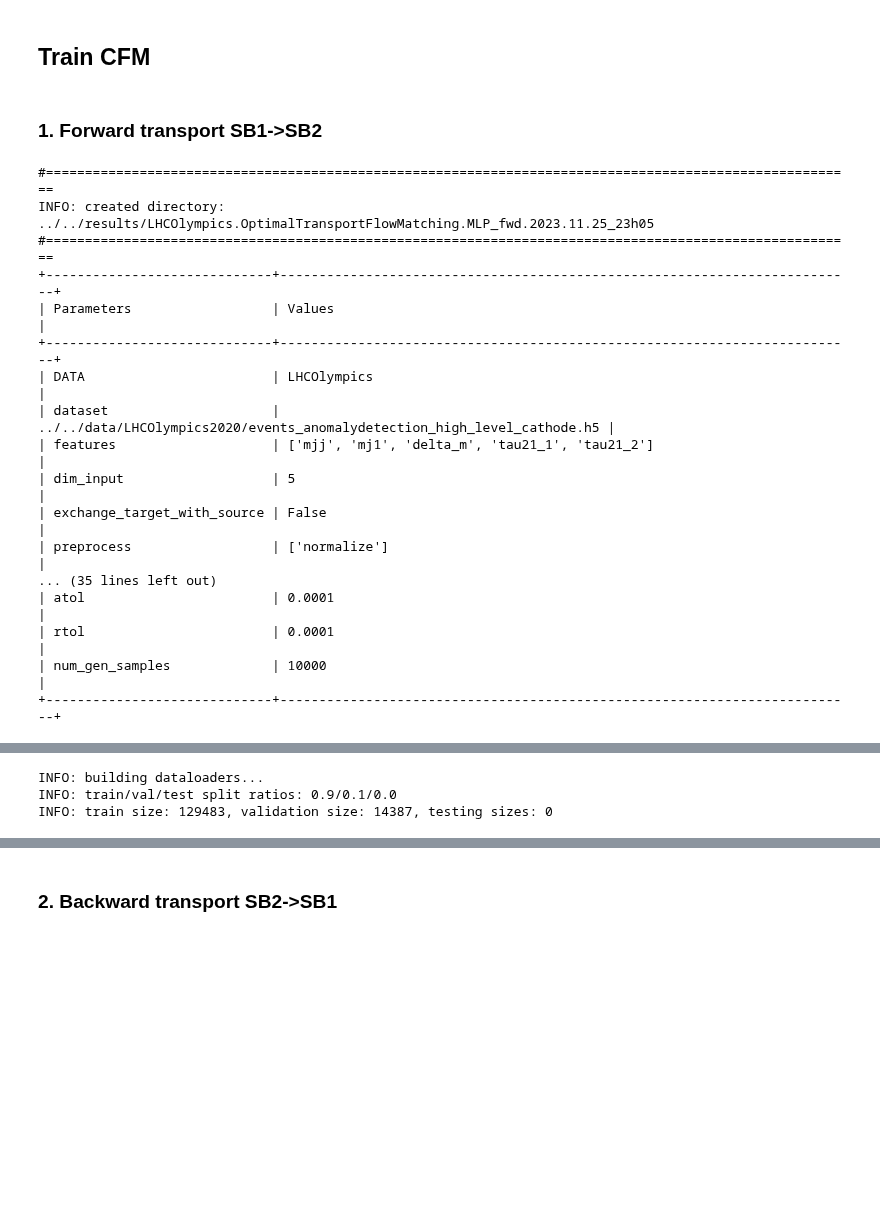
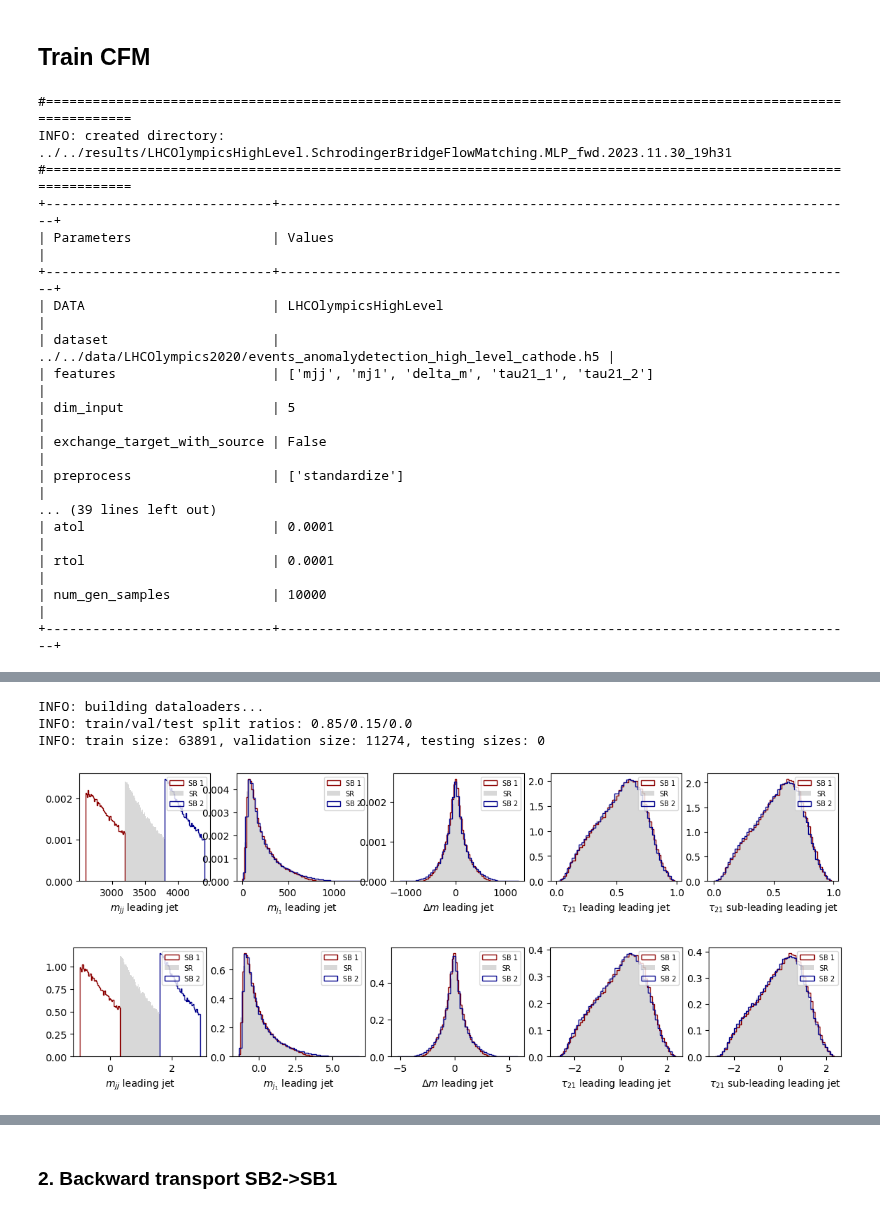
Before and after one commit to dfaroughy/DynGenModels, a Jupyter notebook: experiments/LHCO_olympics/lhco_HighLevel.ipynb, the cells around one changed output, grey strips where cells are left out. Drawn from its saved outputs; the diff is of its cells as text; code cells hidden in the pictures; blank space fills up the shorter version.

```diff
--- a/experiments/LHCO_olympics/lhco_HighLevel.ipynb
+++ b/experiments/LHCO_olympics/lhco_HighLevel.ipynb
@@ -1,7 +1,5 @@
 # %% [markdown]
 ## Train CFM
-# %% [markdown]
-### 1. Forward transport SB1->SB2
 # %%
 import numpy as np
 import torch
@@ -10,28 +8,31 @@ from DynGenModels.configs.lhco_configs import LHCOlympics_HighLevel_MLP_CondFlow
 configs_fwd = Configs(# data:
                   DATA = 'LHCOlympicsHighLevel',
                   dataset = '../../data/LHCOlympics2020/events_anomalydetection_high_level_cathode.h5',
-                  cuts_sideband_low = {'mjj': [2600, 3300]},  #{'mjj': [2700, 3300]},
-                  cuts_sideband_high = {'mjj': [3700, 13000]}, #{'mjj': [3800, 6000]},
-                  preprocess = ['normalize'],
+                  cuts_sideband_low = {'mjj': [2600, 3200]},  #{'mjj': [2700, 3300]},
+                  cuts_sideband_high = {'mjj': [3800, 4400]}, #{'mjj': [3800, 6000]},
+                  preprocess = ['standardize'],
                   dim_input = 5,
-                  num_dijets = 143871, #66650,
+                  num_dijets = 75166,
                   # training params:
-                  DEVICE = 'cpu',
+                  DEVICE = 'cuda:0',
                   EPOCHS = 100,
-                  batch_size = 512,
-                  print_epochs = 20,
+                  batch_size = 1024,
+                  print_epochs = 10,
                   early_stopping = 30,
                   min_epochs = 200,
+                  augmented = False,
                   exchange_target_with_source = False,
-                  data_split_fracs = [0.9, 0.1, 0.0],
-                  lr = 5e-4,
+                  data_split_fracs = [0.85, 0.15, 0.0],
+                  lr = 1e-3,
                   optimizer = 'Adam',
-                  fix_seed = 1234,
+                  fix_seed = 12345,
                   # model params:
-                  DYNAMICS = 'OptimalTransportFlowMatching',
+                  DYNAMICS = 'SchrodingerBridgeFlowMatching',
                   MODEL = 'MLP_fwd',
                   dim_hidden = 256,
+                  dim_time_emb = 64,
                   num_layers = 3,
+                  activation = 'ReLU',
                   sigma = 0.0,
                   t0 = 0.0,
                   t1 = 1.0,
@@ -42,19 +43,19 @@ configs_fwd = Configs(# data:
 
 configs_fwd.set_workdir(path='../../results', save_config=True)
 # %% [output]
-#========================================================================================================
-INFO: created directory: ../../results/LHCOlympics.OptimalTransportFlowMatching.MLP_fwd.2023.11.25_23h05
-#========================================================================================================
+#==================================================================================================================
+INFO: created directory: ../../results/LHCOlympicsHighLevel.SchrodingerBridgeFlowMatching.MLP_fwd.2023.11.30_19h31
+#==================================================================================================================
 +-----------------------------+--------------------------------------------------------------------------+
 | Parameters                  | Values                                                                   |
 +-----------------------------+--------------------------------------------------------------------------+
-| DATA                        | LHCOlympics                                                              |
+| DATA                        | LHCOlympicsHighLevel                                                     |
 | dataset                     | ../../data/LHCOlympics2020/events_anomalydetection_high_level_cathode.h5 |
 | features                    | ['mjj', 'mj1', 'delta_m', 'tau21_1', 'tau21_2']                          |
 | dim_input                   | 5                                                                        |
 | exchange_target_with_source | False                                                                    |
-| preprocess                  | ['normalize']                                                            |
-... (35 lines left out)
+| preprocess                  | ['standardize']                                                          |
+... (39 lines left out)
 | atol                        | 0.0001                                                                   |
 | rtol                        | 0.0001                                                                   |
 | num_gen_samples             | 10000                                                                    |
@@ -63,7 +64,7 @@ INFO: created directory: ../../results/LHCOlympics.OptimalTransportFlowMatching.
 from DynGenModels.datamodules.lhco.datasets import LHCOlympicsHighLevelDataset
 from DynGenModels.datamodules.lhco.dataloader import LHCOlympicsDataLoader
 from DynGenModels.models.deep_nets import MLP
-from DynGenModels.dynamics.cnf.condflowmatch import OptimalTransportFlowMatching
+from DynGenModels.dynamics.cnf.condflowmatch import SchrodingerBridgeFlowMatching
 from DynGenModels.trainer.trainer import DynGenModelTrainer
 
 import torch
@@ -71,11 +72,32 @@ import numpy as np
 import matplotlib.pyplot as plt
 
 lhco_fwd = LHCOlympicsHighLevelDataset(configs_fwd)
-cfm_fwd  = DynGenModelTrainer(dynamics = OptimalTransportFlowMatching(configs_fwd),
+cfm_fwd  = DynGenModelTrainer(dynamics = SchrodingerBridgeFlowMatching(configs_fwd),
                               model = MLP(configs_fwd),
                               dataloader = LHCOlympicsDataLoader(lhco_fwd , configs_fwd),
                               configs = configs_fwd)
 
+#...plot data:
+
+from utils import plot_sideband_data
+
+plot_sideband_data(SB1=lhco_fwd.source,
+                   SR=lhco_fwd.background,
+                   SB2=lhco_fwd.target,
+                   features=[r'$m_{jj}$', r'$m_{j_1}$', r'$\Delta m$', r'$\tau_{21}$ leading', r'$\tau_{21}$ sub-leading'],
+                   bins=(50,50,50,50,50),
+                   figsize=(14,2),
+                   )
+
+plot_sideband_data(SB1=lhco_fwd.source_preprocess,
+                   SR=lhco_fwd.background_preprocess,
+                   SB2=lhco_fwd.target_preprocess,
+                   features=[r'$m_{jj}$', r'$m_{j_1}$', r'$\Delta m$', r'$\tau_{21}$ leading', r'$\tau_{21}$ sub-leading'],
+                   bins=(50,50,50,50,50),
+                   figsize=(14,2),
+                   )
+
+
 #...train model:
 
 cfm_fwd.train()
@@ -85,3 +108,5 @@ start training...
 INFO: building dataloaders...
-INFO: train/val/test split ratios: 0.9/0.1/0.0
-INFO: train size: 129483, validation size: 14387, testing sizes: 0
+INFO: train/val/test split ratios: 0.85/0.15/0.0
+INFO: train size: 63891, validation size: 11274, testing sizes: 0
+[figure, added]
+[figure, added]
```
Also changed, not shown: parts of 11 cells of this notebook, 18 other files.
